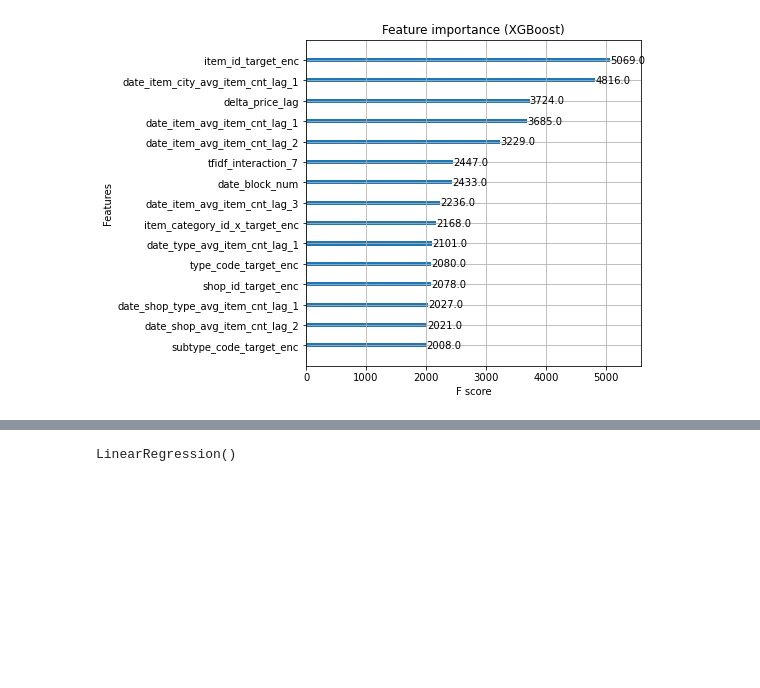
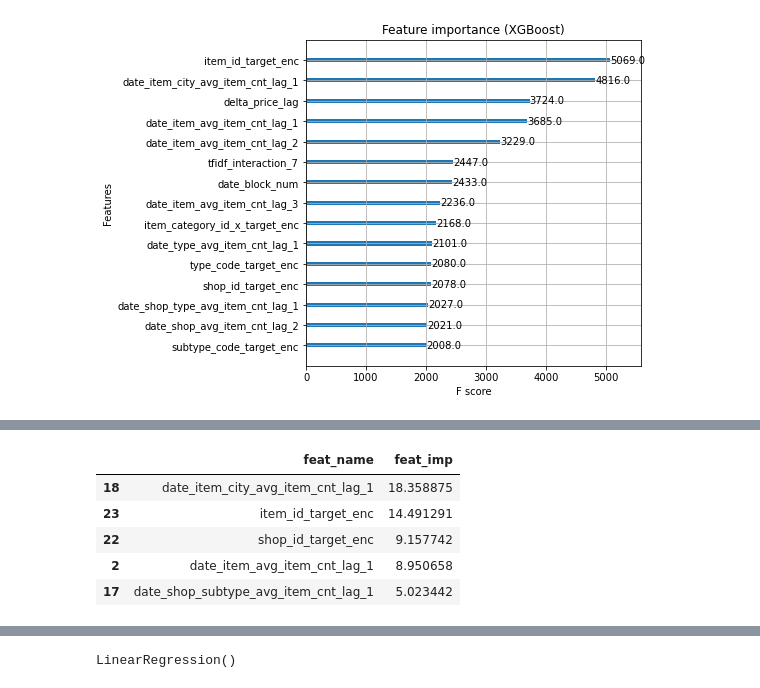
Before and after one commit to ycheng22/Predict_Future_Sales, a Jupyter notebook: Part 2 Model Training and Prediction.ipynb, the cells around one changed output, grey strips where cells are left out. Cells and saved outputs as stored; diff of their text form; code cells hidden in the pictures; blank space fills up the shorter version.

```diff
--- a/Part 2 Model Training and Prediction.ipynb
+++ b/Part 2 Model Training and Prediction.ipynb
@@ -269,0 +292,14 @@ plt.show()
+# %%
+dict_feat_imp = {
+    'feat_name': X_train.columns.values,
+    'feat_imp': model_cb.feature_importances_
+}
+df_feat_imp = pd.DataFrame(dict_feat_imp).sort_values('feat_imp', ascending=False)
+df_feat_imp.head()
+# %% [output]
+|  | feat_name | feat_imp |
+| 18 | date_item_city_avg_item_cnt_lag_1 | 18.358875 |
+| 23 | item_id_target_enc | 14.491291 |
+| 22 | shop_id_target_enc | 9.157742 |
+| 2 | date_item_avg_item_cnt_lag_1 | 8.950658 |
+| 17 | date_shop_subtype_avg_item_cnt_lag_1 | 5.023442 |
```
Also changed, not shown: parts of 12 cells of this notebook, 3 other files.
